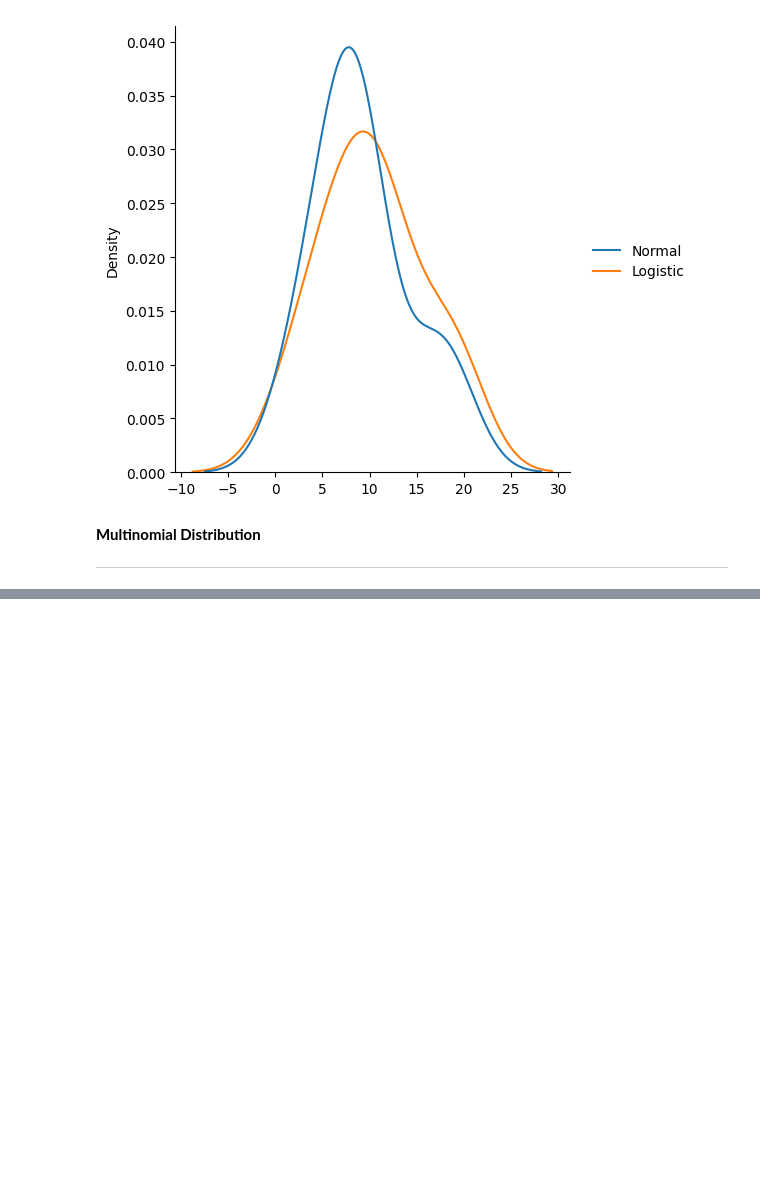
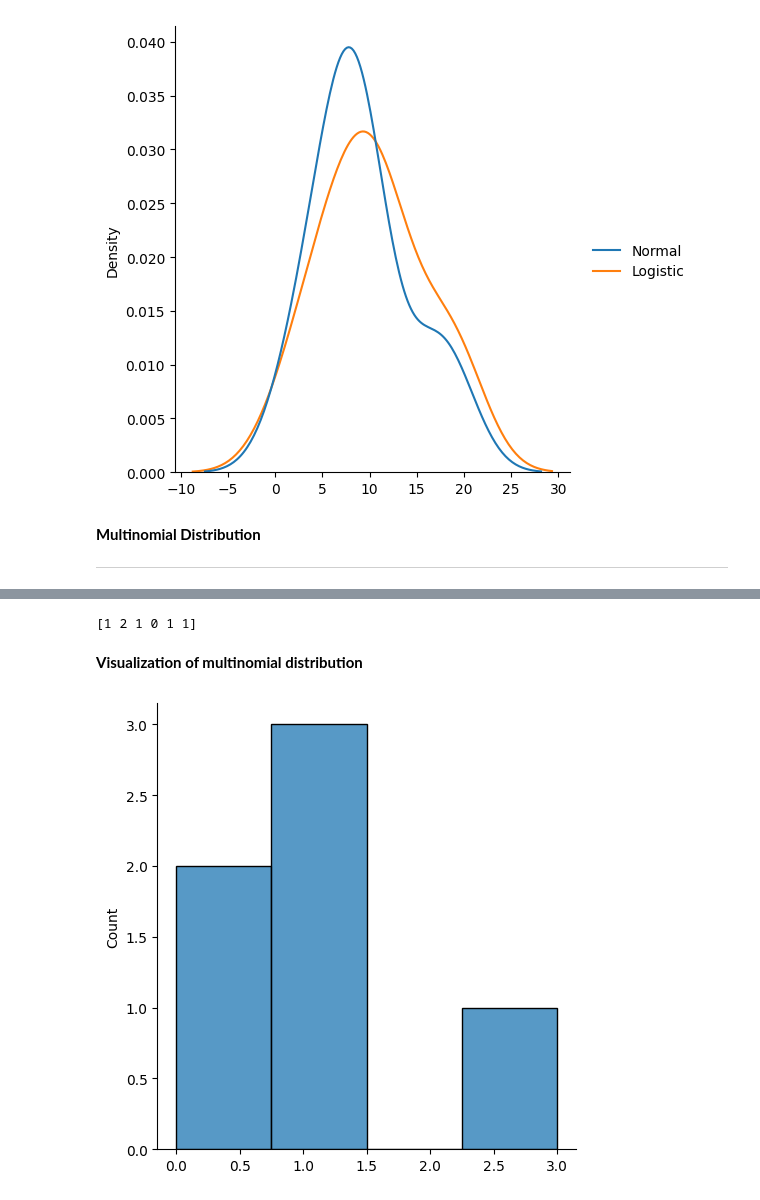
Before and after one commit to Kaderye/NumPy-Tutorial, a Jupyter notebook: NumPy_(Random).ipynb, the cells around one changed output, grey strips where cells are left out. Drawn from its saved outputs; the diff is of its cells as text; code cells hidden in the pictures; blank space fills up the shorter version.

```diff
--- a/NumPy_(Random).ipynb
+++ b/NumPy_(Random).ipynb
@@ -641,0 +652,20 @@ Multinomial distribution is a generalization of binomial distribution.
+# %%
+# generate the out a sample for dice roll
+from numpy import random
+number=random.multinomial(n=6, pvals=[1/6, 1/6, 1/6, 1/6, 1/6, 1/6])
+print(number)
+# %% [output]
+[1 2 1 0 1 1]
+# %% [markdown]
+**Visualization of multinomial distribution**
+# %%
+# plotting displot
+from numpy import random
+import matplotlib.pyplot as plt
+import seaborn as sns
+
+number=random.multinomial(n=6, pvals=[1/6, 1/6, 1/6, 1/6, 1/6, 1/6])
+sns.displot(number)
+plt.show()
+# %% [output]
+[figure, added]
```
Also changed, not shown: parts of 49 cells of this notebook.
